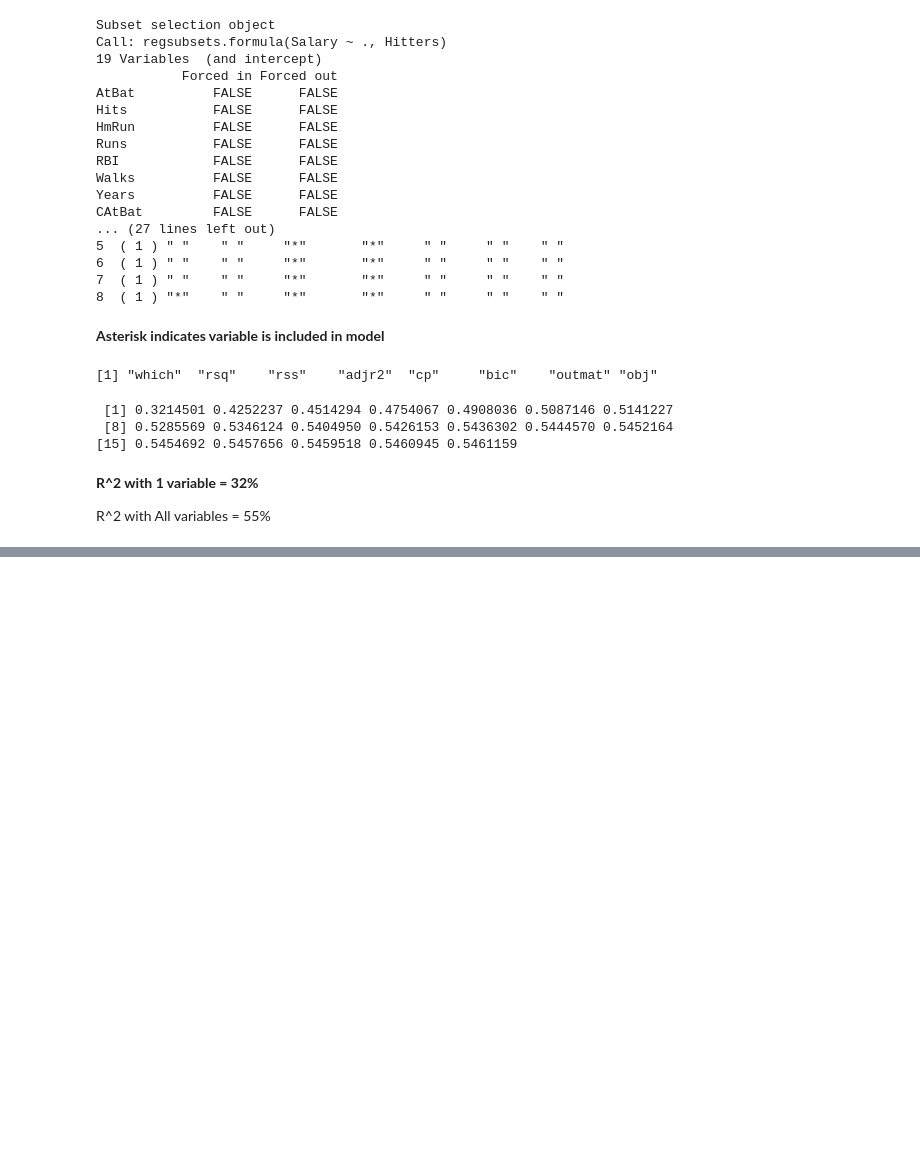
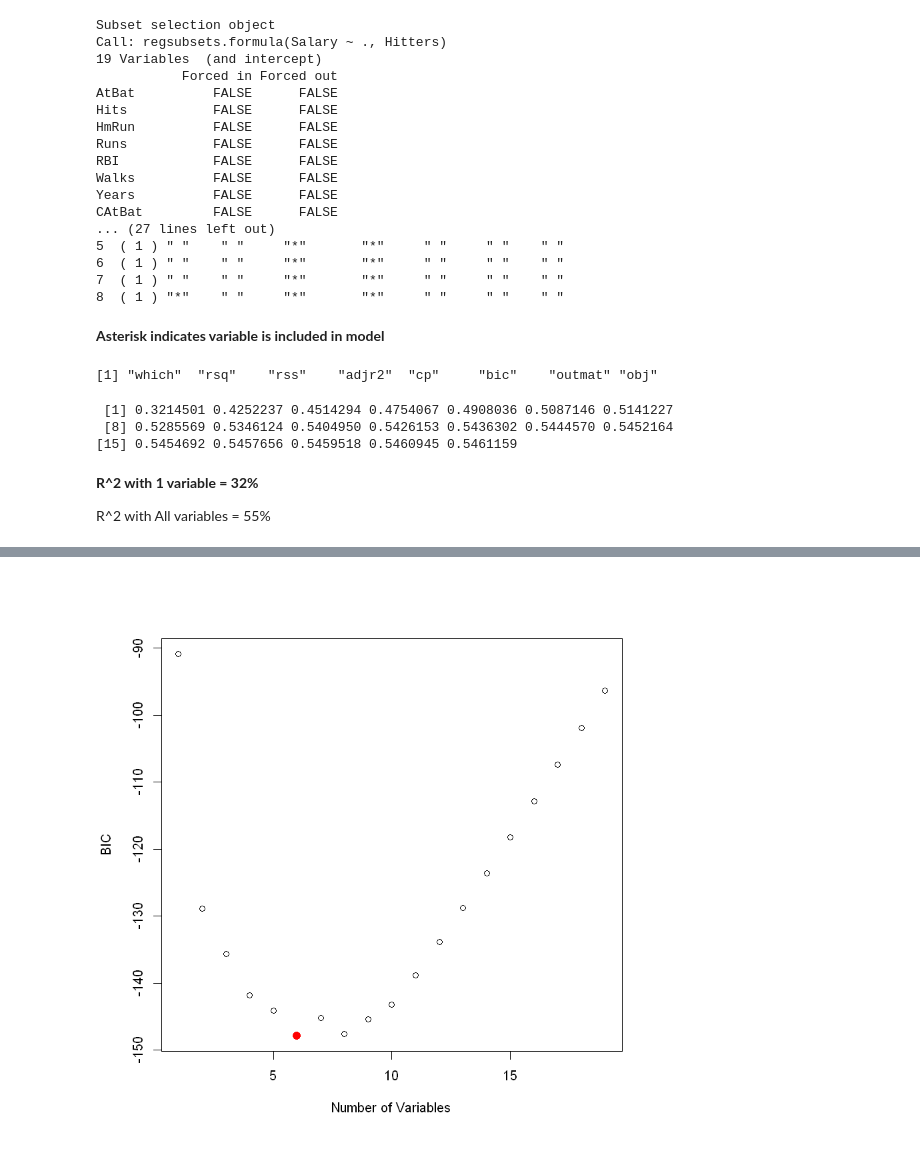
Before and after one commit to YMandCL/Learning-R, a Jupyter notebook: Subset Selection Methods.ipynb, the cells around one changed output, grey strips where cells are left out. Cells and saved outputs as stored; diff of their text form; code cells hidden in the pictures; blank space fills up the shorter version.

```diff
--- a/Subset Selection Methods.ipynb
+++ b/Subset Selection Methods.ipynb
@@ -106,0 +138,5 @@ ERROR: Error in plot.xy(xy, type, ...): invalid plot type '1'
+# %%
+plot(reg.summary$bic,xlab="Number of Variables",ylab="BIC")
+points(6,reg.summary$bic[6], col="red", cex=2,pch=20)
+# %% [output]
+[figure, added]
```
Also changed, not shown: parts of 26 cells of this notebook.
